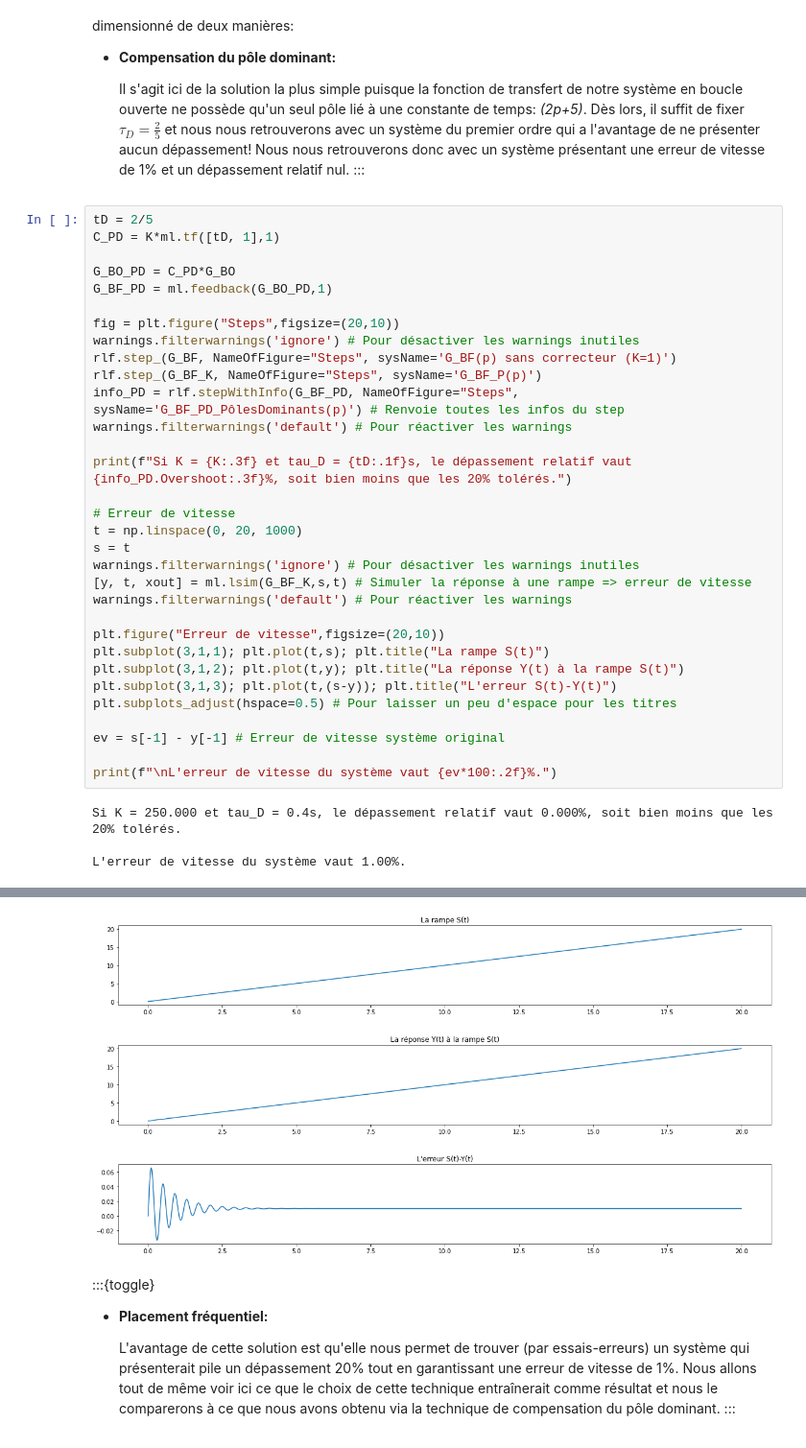
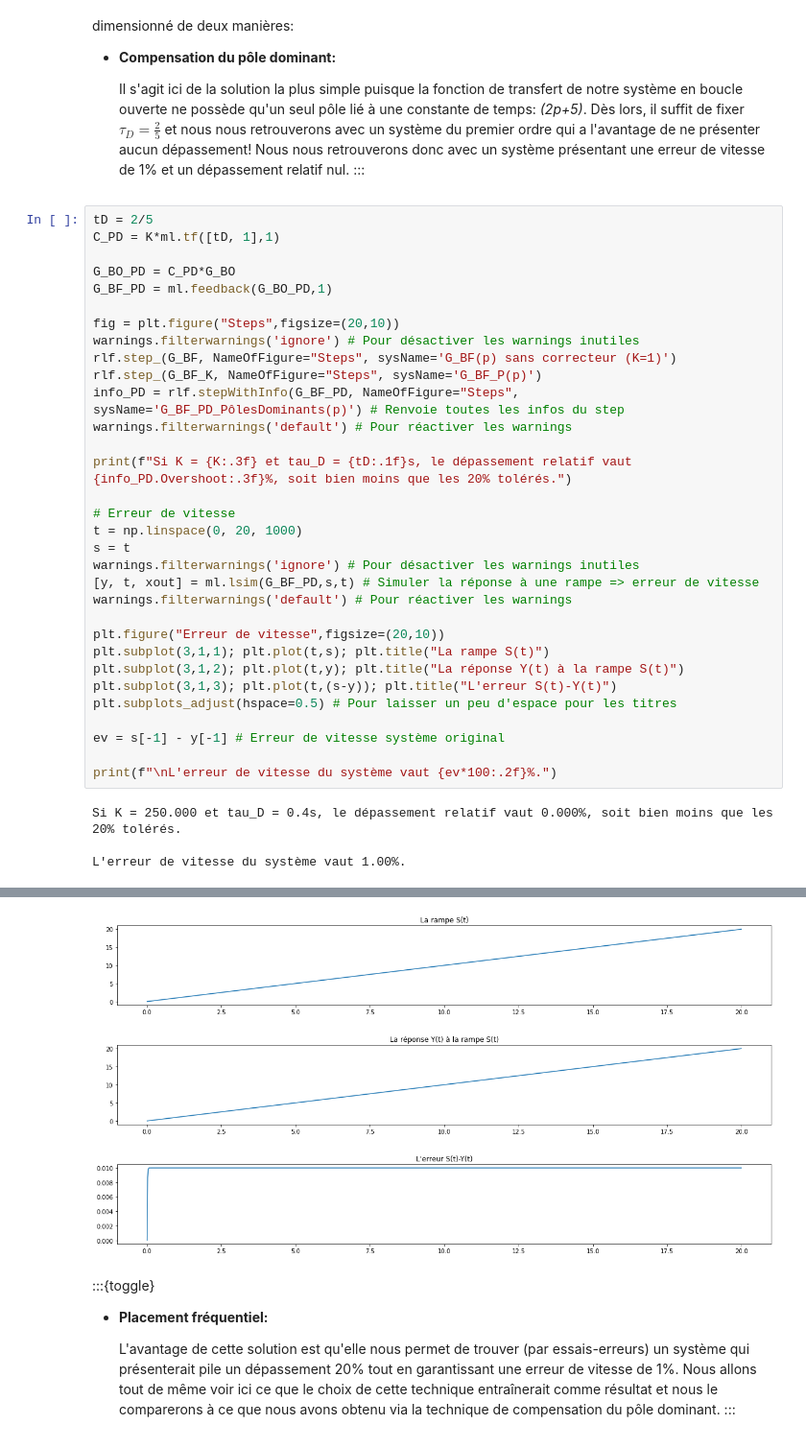
Before and after one commit to AlbanVl/ReguLaboGramme, a Jupyter notebook: _sources/regu/LaboSeance7.ipynb, the cells around one changed output, grey strips where cells are left out. Shown at 96% size. Saved outputs shown, nothing was run; the diff lists cells and outputs as text.

```diff
--- a/_sources/regu/LaboSeance7.ipynb
+++ b/_sources/regu/LaboSeance7.ipynb
@@ -242,35 +242,35 @@ G_BF_PD = ml.feedback(G_BO_PD,1)
 
 fig = plt.figure("Steps",figsize=(20,10))
 warnings.filterwarnings('ignore') # Pour désactiver les warnings inutiles
 rlf.step_(G_BF, NameOfFigure="Steps", sysName='G_BF(p) sans correcteur (K=1)')
 rlf.step_(G_BF_K, NameOfFigure="Steps", sysName='G_BF_P(p)')
 info_PD = rlf.stepWithInfo(G_BF_PD, NameOfFigure="Steps", sysName='G_BF_PD_PôlesDominants(p)') # Renvoie toutes les infos du step
 warnings.filterwarnings('default') # Pour réactiver les warnings
 
 print(f"Si K = {K:.3f} et tau_D = {tD:.1f}s, le dépassement relatif vaut {info_PD.Overshoot:.3f}%, soit bien moins que les 20% tolérés.")
 
 # Erreur de vitesse
 t = np.linspace(0, 20, 1000)
 s = t
 warnings.filterwarnings('ignore') # Pour désactiver les warnings inutiles
-[y, t, xout] = ml.lsim(G_BF_K,s,t) # Simuler la réponse à une rampe => erreur de vitesse
+[y, t, xout] = ml.lsim(G_BF_PD,s,t) # Simuler la réponse à une rampe => erreur de vitesse
 warnings.filterwarnings('default') # Pour réactiver les warnings
 
 plt.figure("Erreur de vitesse",figsize=(20,10))
 plt.subplot(3,1,1); plt.plot(t,s); plt.title("La rampe S(t)")
 plt.subplot(3,1,2); plt.plot(t,y); plt.title("La réponse Y(t) à la rampe S(t)")
 plt.subplot(3,1,3); plt.plot(t,(s-y)); plt.title("L'erreur S(t)-Y(t)")
 plt.subplots_adjust(hspace=0.5) # Pour laisser un peu d'espace pour les titres
 
 ev = s[-1] - y[-1] # Erreur de vitesse système original
 
 print(f"\nL'erreur de vitesse du système vaut {ev*100:.2f}%.")
 # %% [output]
 Si K = 250.000 et tau_D = 0.4s, le dépassement relatif vaut 0.000%, soit bien moins que les 20% tolérés.
 
 L'erreur de vitesse du système vaut 1.00%.
 [figure]
-[figure, old version]
+[figure, new version]
 # %% [markdown]
 :::{toggle}
 - **Placement fréquentiel:**
```
Also changed, not shown: parts of 1 cell of this notebook, 6 other files.
